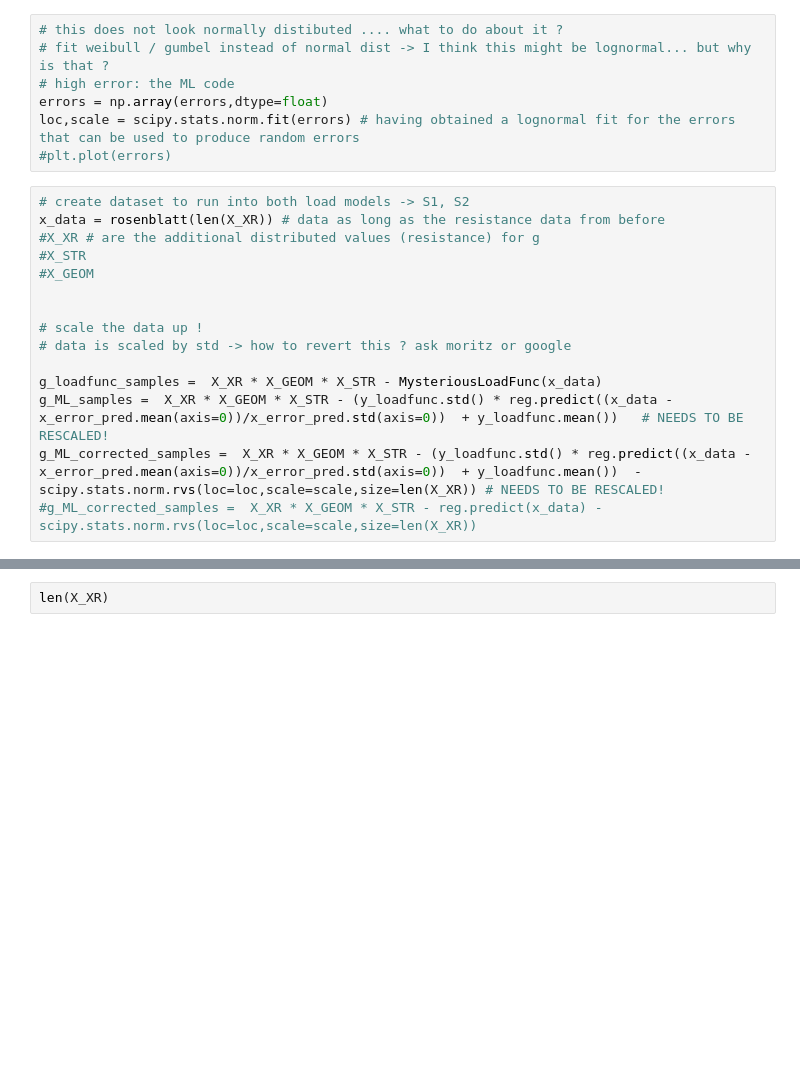
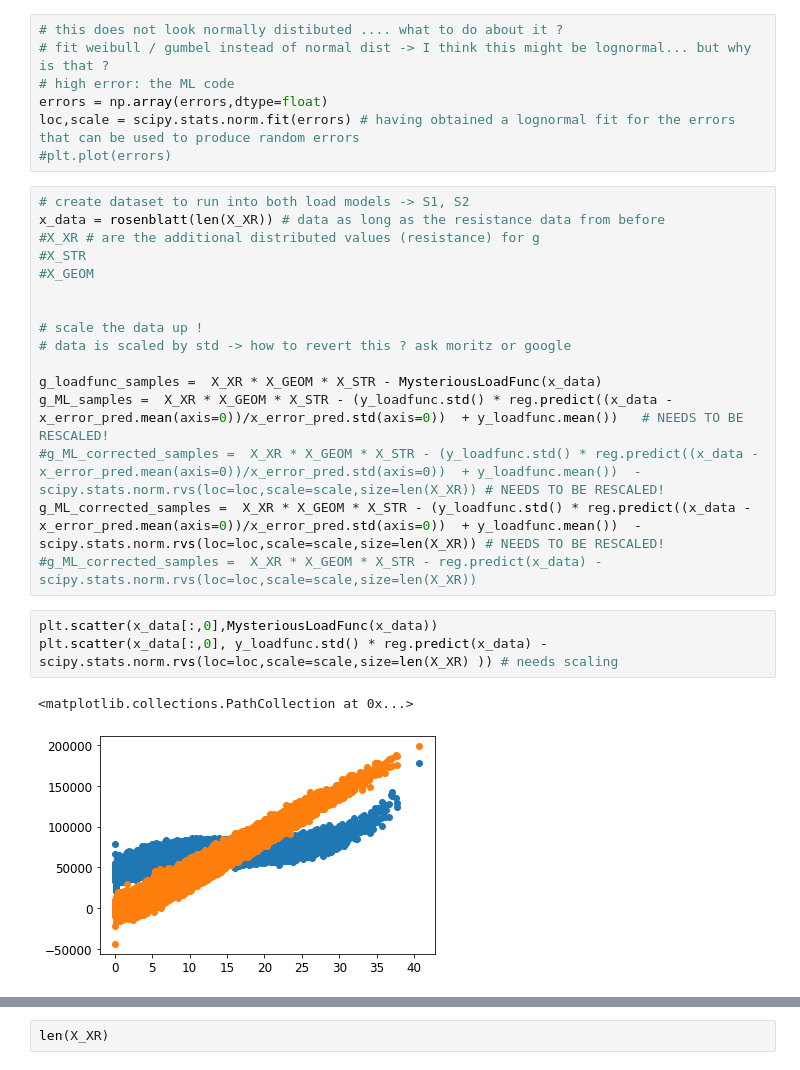
Before and after one commit to MorizHerrmann/46500-Probabilistic-Methods-in-Wind-Energy, a Jupyter notebook: assignment3/A3_michael.ipynb, the cells around one changed output, grey strips where cells are left out. Cells and saved outputs as stored; diff of their text form; blank space fills up the shorter version.

```diff
--- a/assignment3/A3_michael.ipynb
+++ b/assignment3/A3_michael.ipynb
@@ -559,8 +559,15 @@ x_data = rosenblatt(len(X_XR)) # data as long as the resistance data from before
 
 g_loadfunc_samples =  X_XR * X_GEOM * X_STR - MysteriousLoadFunc(x_data)
 g_ML_samples =  X_XR * X_GEOM * X_STR - (y_loadfunc.std() * reg.predict((x_data - x_error_pred.mean(axis=0))/x_error_pred.std(axis=0))  + y_loadfunc.mean())   # NEEDS TO BE RESCALED!
+#g_ML_corrected_samples =  X_XR * X_GEOM * X_STR - (y_loadfunc.std() * reg.predict((x_data - x_error_pred.mean(axis=0))/x_error_pred.std(axis=0))  + y_loadfunc.mean())  - scipy.stats.norm.rvs(loc=loc,scale=scale,size=len(X_XR)) # NEEDS TO BE RESCALED!
 g_ML_corrected_samples =  X_XR * X_GEOM * X_STR - (y_loadfunc.std() * reg.predict((x_data - x_error_pred.mean(axis=0))/x_error_pred.std(axis=0))  + y_loadfunc.mean())  - scipy.stats.norm.rvs(loc=loc,scale=scale,size=len(X_XR)) # NEEDS TO BE RESCALED!
 #g_ML_corrected_samples =  X_XR * X_GEOM * X_STR - reg.predict(x_data) - scipy.stats.norm.rvs(loc=loc,scale=scale,size=len(X_XR))
+# %%
+plt.scatter(x_data[:,0],MysteriousLoadFunc(x_data))
+plt.scatter(x_data[:,0], y_loadfunc.std() * reg.predict(x_data) - scipy.stats.norm.rvs(loc=loc,scale=scale,size=len(X_XR) )) # needs scaling
+# %% [output]
+<matplotlib.collections.PathCollection at 0x...>
+[figure, added]
 # %%
 # plot limit state function for the corrected model
 G_mlf = g_ML_corrected_samples
```
Also changed, not shown: parts of 18 cells of this notebook.
